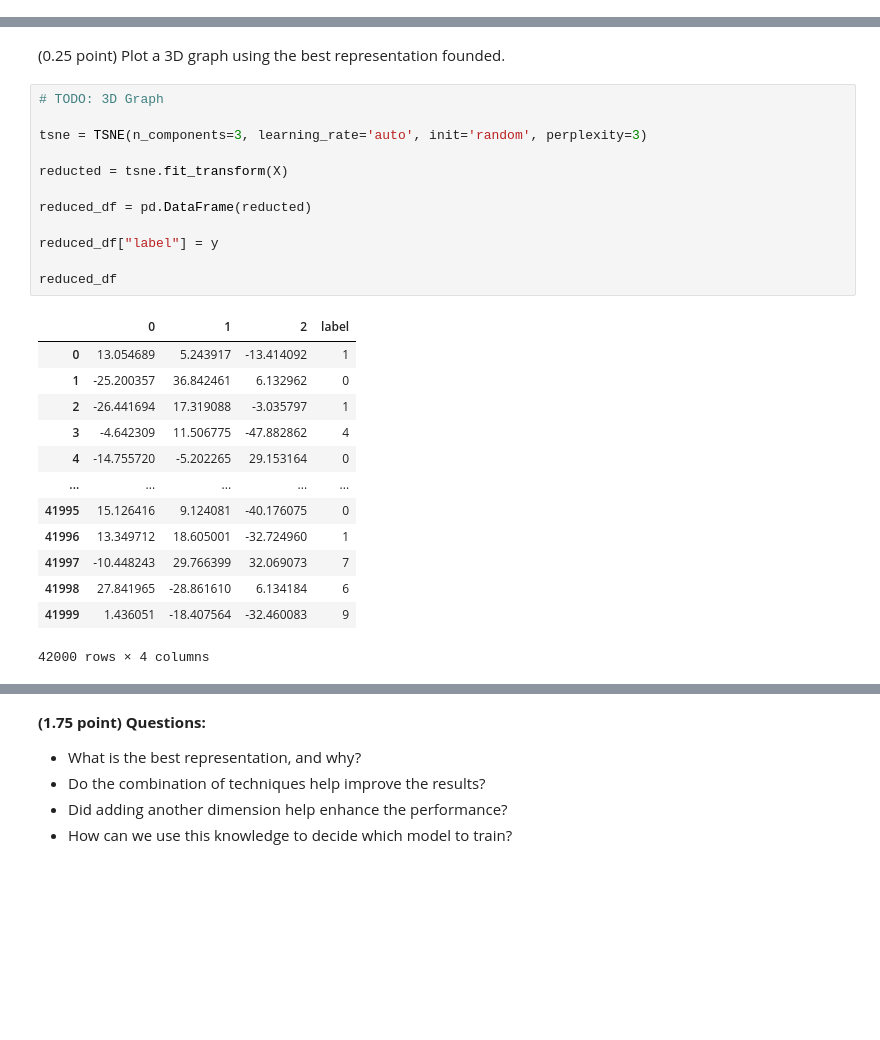
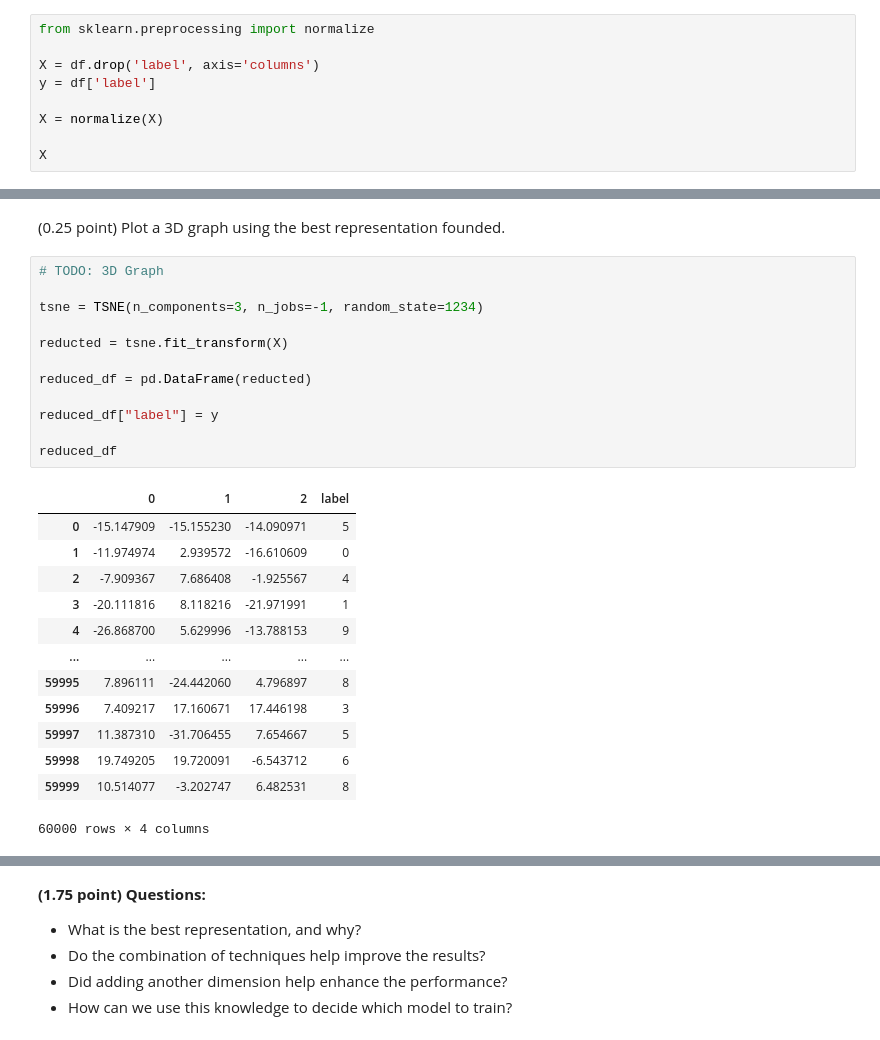
Before and after one commit to GabrielBG0/MLPR-Unicamp, a Jupyter notebook: T3/T3_Unsupervised_Learning.ipynb, the cells around one changed output, grey strips where cells are left out. Drawn from its saved outputs; the diff is of its cells as text; blank space fills up the shorter version.

```diff
--- a/T3/T3_Unsupervised_Learning.ipynb
+++ b/T3/T3_Unsupervised_Learning.ipynb
@@ -59,0 +61,9 @@ for i, ax in enumerate(axes.flat):
+# %%
+from sklearn.preprocessing import normalize
+
+X = df.drop('label', axis='columns')
+y = df['label']
+
+X = normalize(X)
+
+X
@@ -173,29 +222,29 @@ plt.show()
 # %%
 # TODO: 3D Graph
 
-tsne = TSNE(n_components=3, learning_rate='auto', init='random', perplexity=3)
+tsne = TSNE(n_components=3, n_jobs=-1, random_state=1234)
 
 reducted = tsne.fit_transform(X)
 
 reduced_df = pd.DataFrame(reducted)
 
 reduced_df["label"] = y
 
 reduced_df
 # %% [output]
 |  | 0 | 1 | 2 | label |
-| 0 | 13.054689 | 5.243917 | -13.414092 | 1 |
-| 1 | -25.200357 | 36.842461 | 6.132962 | 0 |
-| 2 | -26.441694 | 17.319088 | -3.035797 | 1 |
-| 3 | -4.642309 | 11.506775 | -47.882862 | 4 |
-| 4 | -14.755720 | -5.202265 | 29.153164 | 0 |
+| 0 | -15.147909 | -15.155230 | -14.090971 | 5 |
+| 1 | -11.974974 | 2.939572 | -16.610609 | 0 |
+| 2 | -7.909367 | 7.686408 | -1.925567 | 4 |
+| 3 | -20.111816 | 8.118216 | -21.971991 | 1 |
+| 4 | -26.868700 | 5.629996 | -13.788153 | 9 |
 | ... | ... | ... | ... | ... |
-| 41995 | 15.126416 | 9.124081 | -40.176075 | 0 |
-| 41996 | 13.349712 | 18.605001 | -32.724960 | 1 |
-| 41997 | -10.448243 | 29.766399 | 32.069073 | 7 |
-| 41998 | 27.841965 | -28.861610 | 6.134184 | 6 |
-| 41999 | 1.436051 | -18.407564 | -32.460083 | 9 |
+| 59995 | 7.896111 | -24.442060 | 4.796897 | 8 |
+| 59996 | 7.409217 | 17.160671 | 17.446198 | 3 |
+| 59997 | 11.387310 | -31.706455 | 7.654667 | 5 |
+| 59998 | 19.749205 | 19.720091 | -6.543712 | 6 |
+| 59999 | 10.514077 | -3.202747 | 6.482531 | 8 |
-42000 rows × 4 columns
+60000 rows × 4 columns
 # %%
 from mpl_toolkits.mplot3d import Axes3D
 from matplotlib.colors import ListedColormap
```
Also changed, not shown: parts of 44 cells of this notebook.
